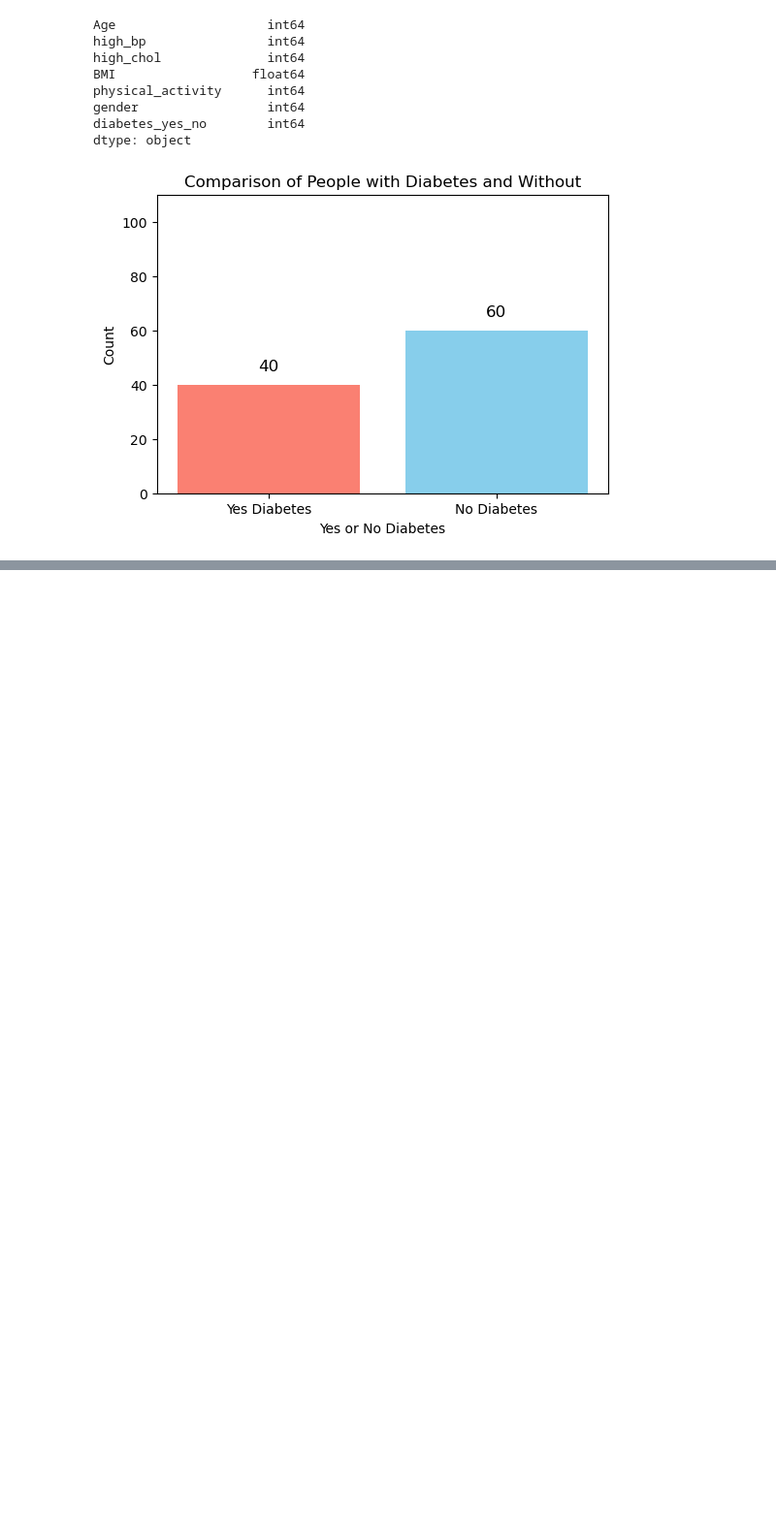
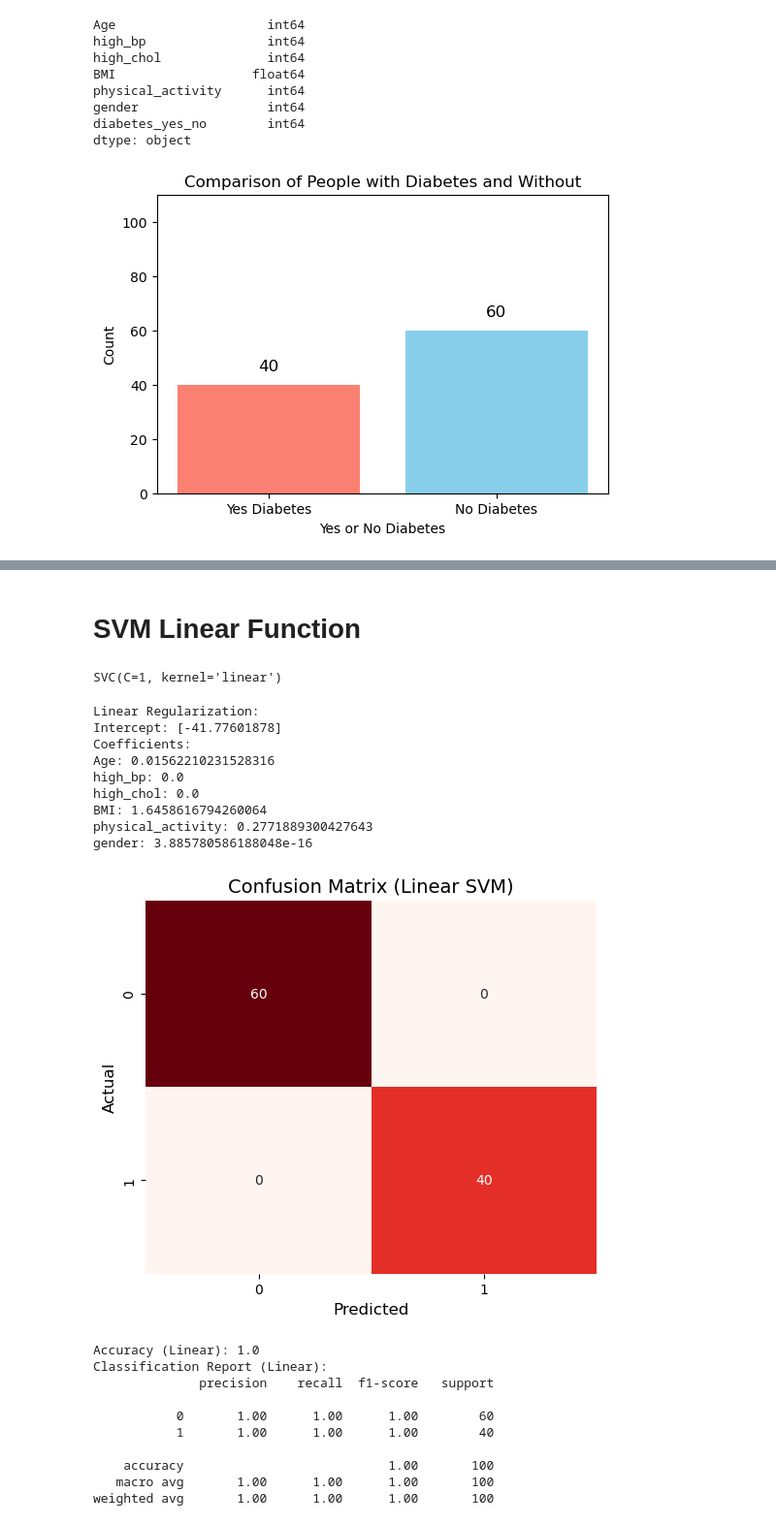
Before and after one commit to jwu249/is407_final_project, a Jupyter notebook: final_project/final_project.ipynb, the cells around one changed output, grey strips where cells are left out. Shown at 97% size. Saved outputs shown, nothing was run; the diff lists cells and outputs as text; code cells hidden in the pictures; blank space fills up the shorter version.

```diff
--- a/final_project/final_project.ipynb
+++ b/final_project/final_project.ipynb
@@ -62,0 +179,4 @@ Y = df[['diabetes_yes_no']]
+# %% [markdown]
+# SVM Linear Function
+# %%
+svm_linear = svm.SVC(kernel='linear', C = 1)
@@ -62,0 +186,51 @@ Y = df[['diabetes_yes_no']]
+# %%
+# Fit the model
+svm_linear.fit(X, Y)
+# %% [output]
+SVC(C=1, kernel='linear')
+# %%
+# Predict target variable
+Y_pred = svm_linear.predict(X)
+# %%
+conf_matrix_linear = confusion_matrix(Y, Y_pred)
+print("Linear Regularization:")
+print("Intercept:", svm_linear.intercept_)
+print("Coefficients:")
+for feature, coef in zip(X.columns, svm_linear.coef_[0]):
+    print(f"{feature}: {coef}")
+
+plt.figure(figsize=(6, 5))
+sn.heatmap(conf_matrix_linear, annot=True, fmt='d', cmap='Reds', cbar=False)
+
+plt.title("Confusion Matrix (Linear SVM)", fontsize=14)
+plt.xlabel("Predicted", fontsize=12)
+plt.ylabel("Actual", fontsize=12)
+plt.show()
+
+# Evaluate performance
+accuracy_linear = accuracy_score(Y, Y_pred)
+print("Accuracy (Linear):", accuracy_linear)
+
+print("Classification Report (Linear):")
+print(classification_report(Y, Y_pred))
+# %% [output]
+Linear Regularization:
+Intercept: [-41.77601878]
+Coefficients:
+Age: 0.01562210231528316
+high_bp: 0.0
+high_chol: 0.0
+BMI: 1.6458616794260064
+physical_activity: 0.2771889300427643
+gender: 3.885780586188048e-16
+[figure, added]
+Accuracy (Linear): 1.0
+Classification Report (Linear):
+              precision    recall  f1-score   support
+
+           0       1.00      1.00      1.00        60
+           1       1.00      1.00      1.00        40
+
+    accuracy                           1.00       100
+   macro avg       1.00      1.00      1.00       100
+weighted avg       1.00      1.00      1.00       100
```
Also changed, not shown: parts of 13 cells of this notebook.
